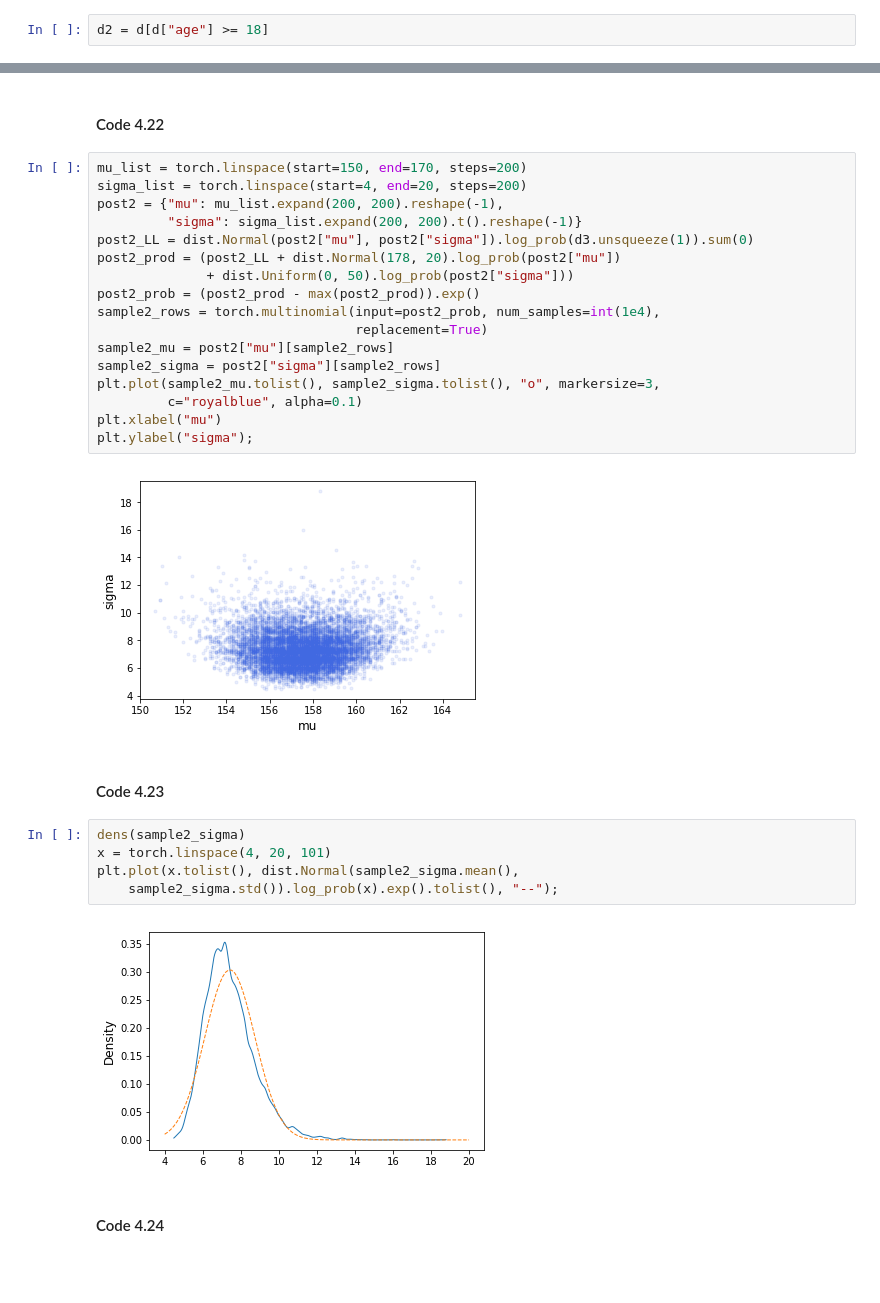
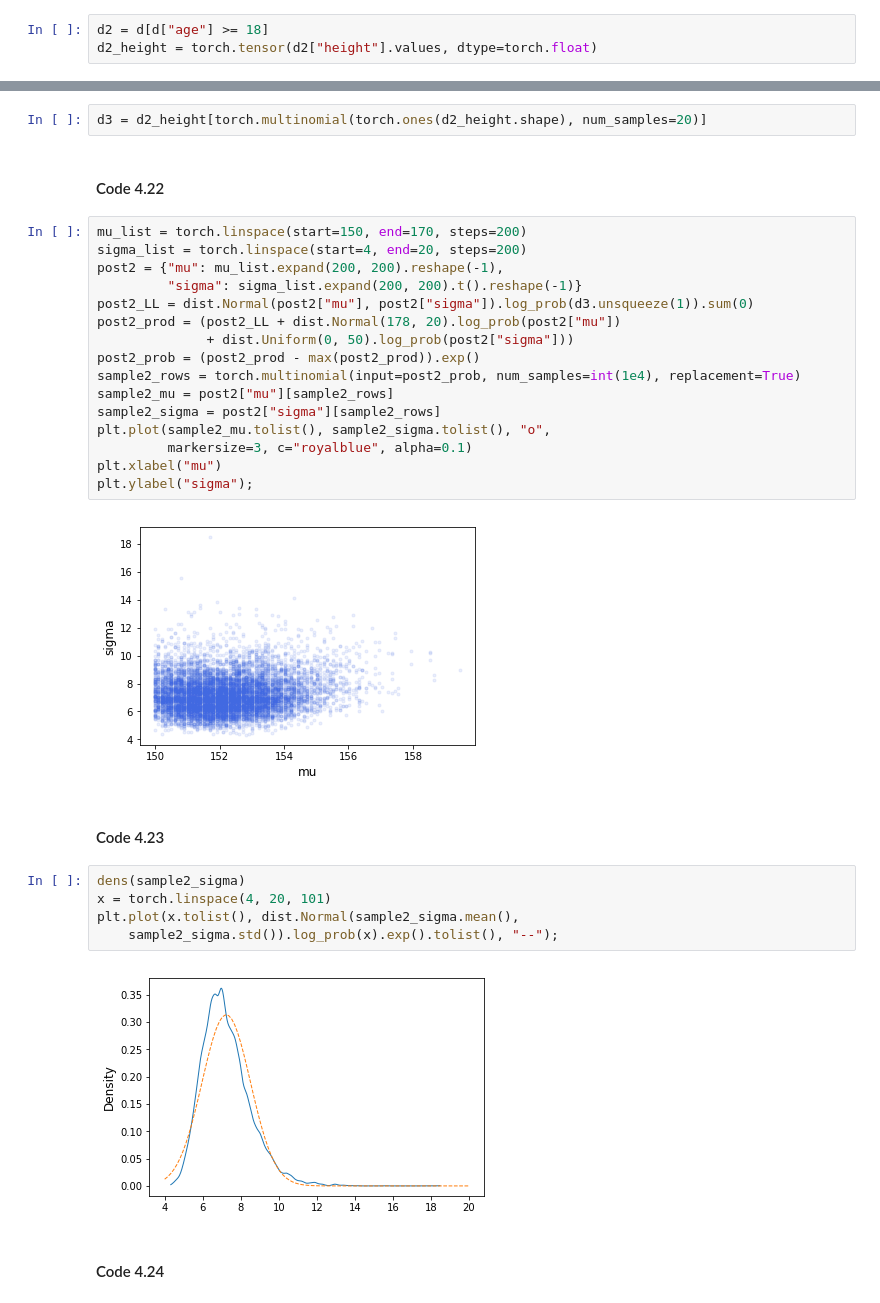
Before and after one commit to fehiepsi/rethinking-pyro, a Jupyter notebook: notebooks/04_linear_models.ipynb, the cells around one changed output, grey strips where cells are left out. Saved outputs shown, nothing was run; the diff lists cells and outputs as text; blank space fills up the shorter version.

```diff
--- a/notebooks/04_linear_models.ipynb
+++ b/notebooks/04_linear_models.ipynb
@@ -88,6 +89,7 @@ Name: height, dtype: float64
 #### Code 4.10
 # %%
 d2 = d[d["age"] >= 18]
+d2_height = torch.tensor(d2["height"].values, dtype=torch.float)
 # %% [markdown]
 #### Code 4.11
 # %%
@@ -178,24 +176,25 @@ d3 = torch.tensor(d2["height"].sample(n=20).values, dtype=torch.float)
+# %%
+d3 = d2_height[torch.multinomial(torch.ones(d2_height.shape), num_samples=20)]
 # %% [markdown]
 #### Code 4.22
 # %%
 mu_list = torch.linspace(start=150, end=170, steps=200)
 sigma_list = torch.linspace(start=4, end=20, steps=200)
 post2 = {"mu": mu_list.expand(200, 200).reshape(-1),
          "sigma": sigma_list.expand(200, 200).t().reshape(-1)}
 post2_LL = dist.Normal(post2["mu"], post2["sigma"]).log_prob(d3.unsqueeze(1)).sum(0)
 post2_prod = (post2_LL + dist.Normal(178, 20).log_prob(post2["mu"])
               + dist.Uniform(0, 50).log_prob(post2["sigma"]))
 post2_prob = (post2_prod - max(post2_prod)).exp()
-sample2_rows = torch.multinomial(input=post2_prob, num_samples=int(1e4),
-                                 replacement=True)
+sample2_rows = torch.multinomial(input=post2_prob, num_samples=int(1e4), replacement=True)
 sample2_mu = post2["mu"][sample2_rows]
 sample2_sigma = post2["sigma"][sample2_rows]
-plt.plot(sample2_mu.tolist(), sample2_sigma.tolist(), "o", markersize=3,
-         c="royalblue", alpha=0.1)
+plt.plot(sample2_mu.tolist(), sample2_sigma.tolist(), "o",
+         markersize=3, c="royalblue", alpha=0.1)
 plt.xlabel("mu")
 plt.ylabel("sigma");
 # %% [output]
-[figure, old version]
+[figure, new version]
 # %% [markdown]
 #### Code 4.23
 # %%
@@ -204,7 +203,7 @@ x = torch.linspace(4, 20, 101)
 plt.plot(x.tolist(), dist.Normal(sample2_sigma.mean(),
     sample2_sigma.std()).log_prob(x).exp().tolist(), "--");
 # %% [output]
-[figure, old version]
+[figure, new version]
 # %% [markdown]
 #### Code 4.24
 # %%
```
Also changed, not shown: parts of 24 cells of this notebook, 3 other files.
